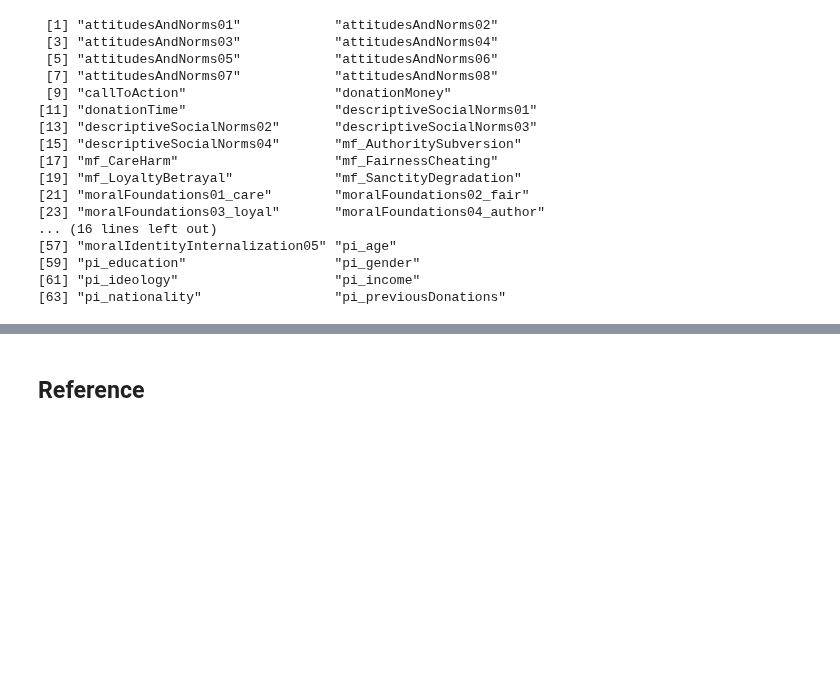
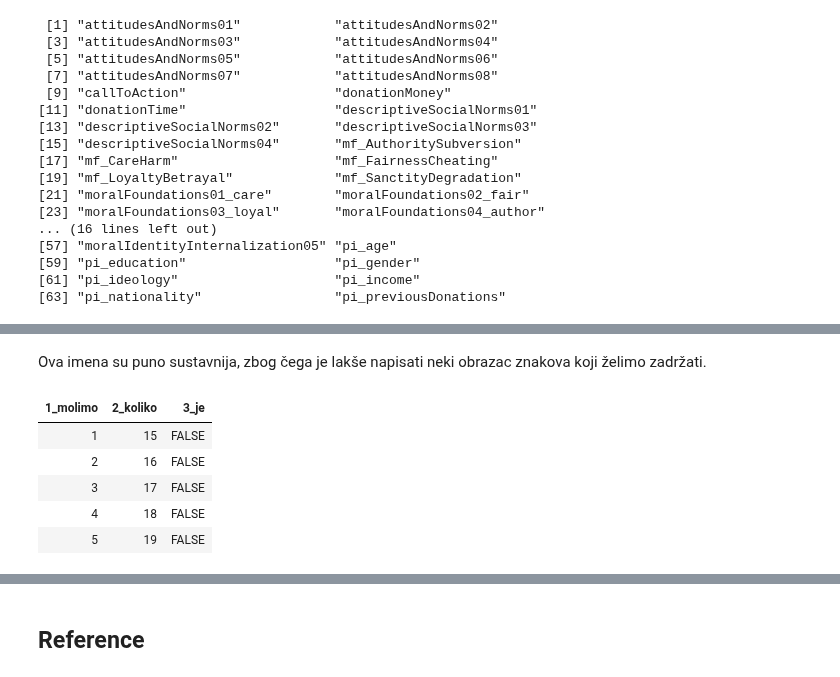
Before and after one commit to vdeni/rdionica, a Jupyter notebook: jupyter-notebook/priprema_podaci_upitnik.ipynb, the cells around one changed output, grey strips where cells are left out. Cells and saved outputs as stored; diff of their text form; code cells hidden in the pictures; blank space fills up the shorter version.

```diff
--- a/jupyter-notebook/priprema_podaci_upitnik.ipynb
+++ b/jupyter-notebook/priprema_podaci_upitnik.ipynb
@@ -972,0 +709,13 @@ colnames(podaci) %>% print(.)
+# %% [markdown]
+Ova imena su puno sustavnija, zbog čega je lakše napisati neki obrazac znakova koji želimo zadržati.
+# %%
+colnames(lijepo) %<>%
+stringr::str_replace(., '^x(\\d_[[:lower:]]+).*', '\\1')
+lijepo
+# %% [output]
+| 1_molimo | 2_koliko | 3_je |
+| 1 | 15 | FALSE |
+| 2 | 16 | FALSE |
+| 3 | 17 | FALSE |
+| 4 | 18 | FALSE |
+| 5 | 19 | FALSE |
```
Also changed, not shown: parts of 77 cells of this notebook.
